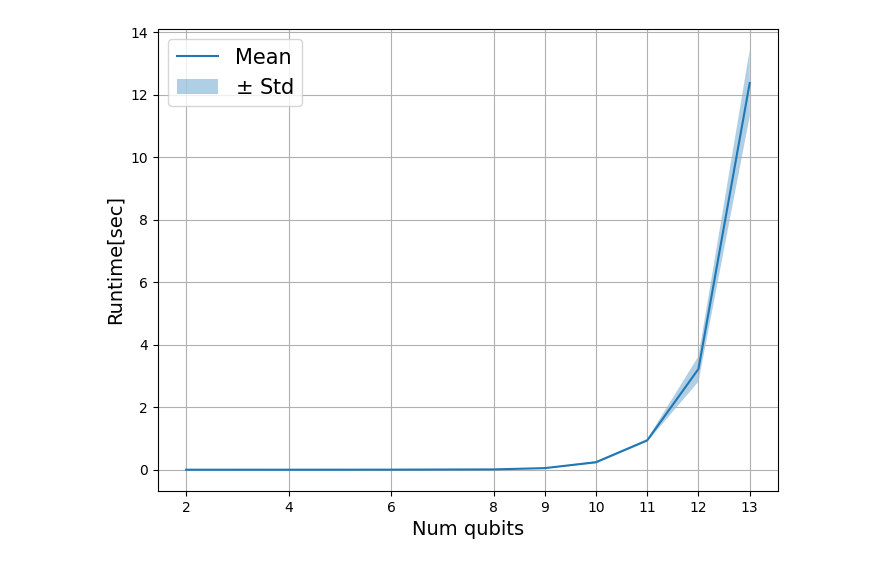
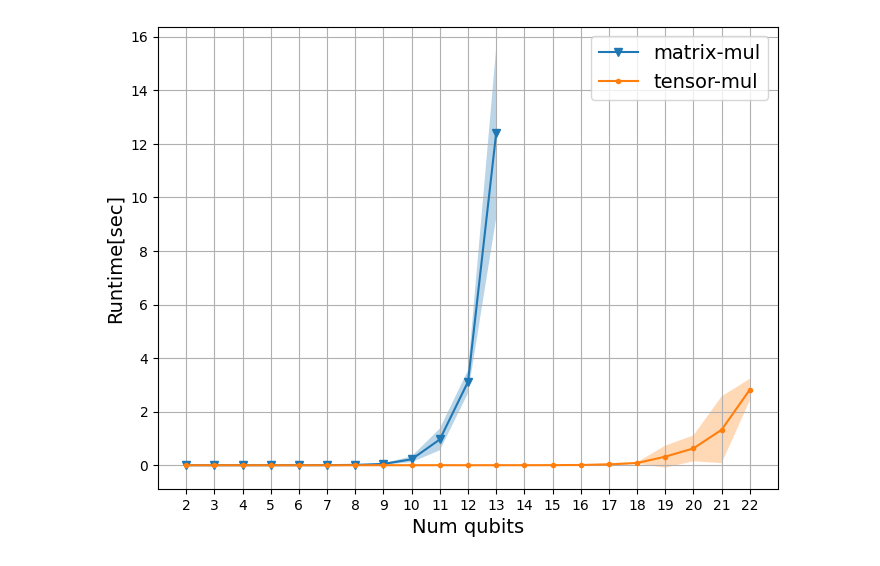
Before and after one commit to SimoneGasperini/QOSF24-qcsim, a Jupyter notebook: notebooks/plot_runtime.ipynb, the cells around one changed output. Drawn from its saved outputs; the diff is of its cells as text; code cells hidden in the pictures.

Commit message:
Update notebook to compare matrix-based and tensor-based simulation runtimes

```diff
--- a/notebooks/plot_runtime.ipynb
+++ b/notebooks/plot_runtime.ipynb
@@ -22,17 +22,40 @@ std_runtimes = np.array(std_runtimes)
+# %%
+mean_runtimes2 = []
+std_runtimes2 = []
+
+num_qubits2 = range(2, 23)
+sim2 = Simulator(method='tensor-mul')
+
+for nq in num_qubits2:
+    circuit = linear_entanglement_circuit(num_qubits=nq)
+    runtimes = timeit.repeat(
+        'sim2.run(circuit)', globals=globals(), number=1, repeat=10)
+    mean_runtimes2.append(np.mean(runtimes))
+    std_runtimes2.append(np.std(runtimes))
+
+mean_runtimes2 = np.array(mean_runtimes2)
+std_runtimes2 = np.array(std_runtimes2)
 # %%
 import pylab as plt
 
 fig, ax = plt.subplots(figsize=(8, 6))
-ax.plot(num_qubits, mean_runtimes, label='Mean')
-y1 = mean_runtimes - std_runtimes
-y2 = mean_runtimes + std_runtimes
-ax.fill_between(num_qubits, y1=y1, y2=y2, alpha=0.35, label='$\\pm$ Std')
-ax.set_xticks(num_qubits)
+
+ax.plot(num_qubits1, mean_runtimes1, marker='v', label='matrix-mul')
+y1 = mean_runtimes1 - 5*std_runtimes1
+y2 = mean_runtimes1 + 5*std_runtimes1
+ax.fill_between(num_qubits1, y1=y1, y2=y2, alpha=0.3)
+
+ax.plot(num_qubits2, mean_runtimes2, marker='.', label='tensor-mul')
+y1 = mean_runtimes2 - 5*std_runtimes2
+y2 = mean_runtimes2 + 5*std_runtimes2
+ax.fill_between(num_qubits2, y1=y1, y2=y2, alpha=0.3)
+
+ax.set_xticks(num_qubits2)
 ax.set_xlabel('Num qubits', fontsize=14)
 ax.set_ylabel('Runtime[sec]', fontsize=14)
-ax.legend(fontsize=15)
+ax.legend(fontsize=14)
 ax.grid()
 
 plt.show()
 # %% [output]
-[figure, old version]
+[figure, new version]
```
Also changed, not shown: parts of 2 cells of this notebook.
